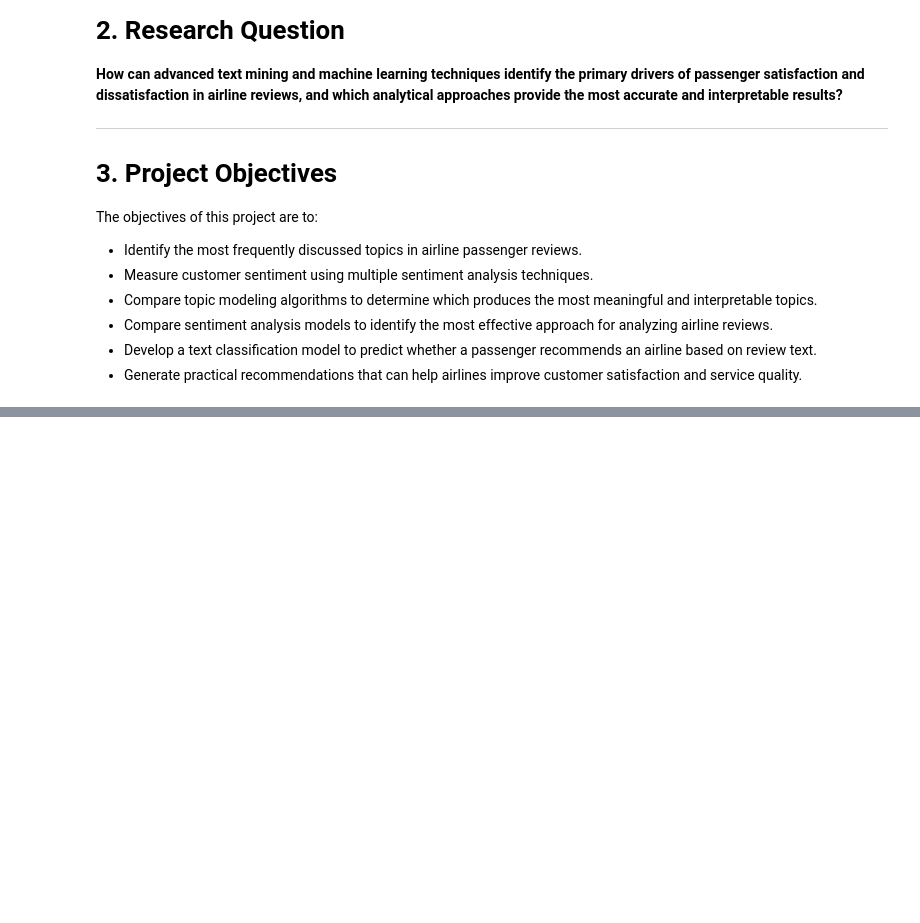
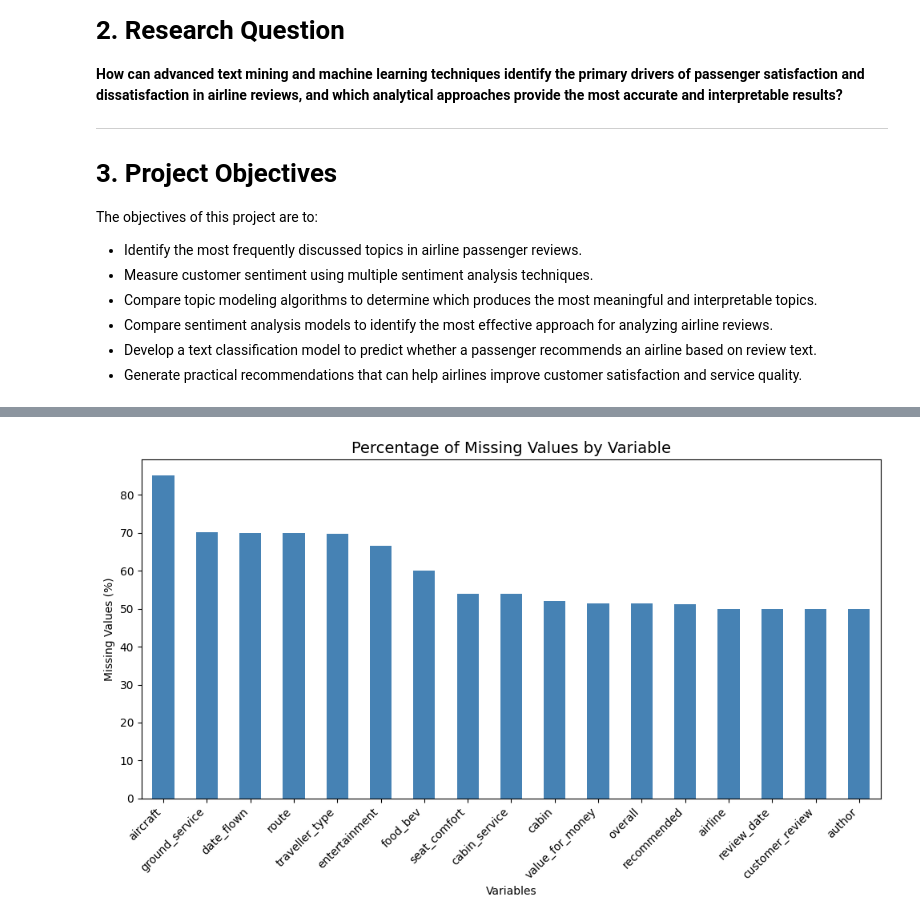
Before and after one commit to saurabh-parate/project-skytrax-airline, a Jupyter notebook: group5-skytrax-airline-reviews.ipynb, the cells around one changed output, grey strips where cells are left out. Cells and saved outputs as stored; diff of their text form; code cells hidden in the pictures; blank space fills up the shorter version.

```diff
--- a/group5-skytrax-airline-reviews.ipynb
+++ b/group5-skytrax-airline-reviews.ipynb
@@ -82,0 +215,16 @@ df.columns.tolist()
+# %%
+# ==========================================
+# Missing Values Analysis
+# ==========================================
+
+missing_values = pd.DataFrame({
+    "Missing Values": df.isnull().sum(),
+    "Percentage (%)": (df.isnull().sum() / len(df) * 100).round(2)
+})
+
+missing_values = missing_values.sort_values(
+    by="Percentage (%)",
+    ascending=False
+)
+
+missing_values
@@ -82,0 +250,19 @@ df.columns.tolist()
+# %%
+# Plot Missing Values
+
+plt.figure(figsize=(10,6))
+
+missing_values["Percentage (%)"].plot(
+    kind="bar",
+    color="steelblue"
+)
+
+plt.title("Percentage of Missing Values by Variable", fontsize=14)
+plt.xlabel("Variables")
+plt.ylabel("Missing Values (%)")
+plt.xticks(rotation=45, ha="right")
+
+plt.tight_layout()
+plt.show()
+# %% [output]
+[figure, added]
```
Also changed, not shown: parts of 16 cells of this notebook.
